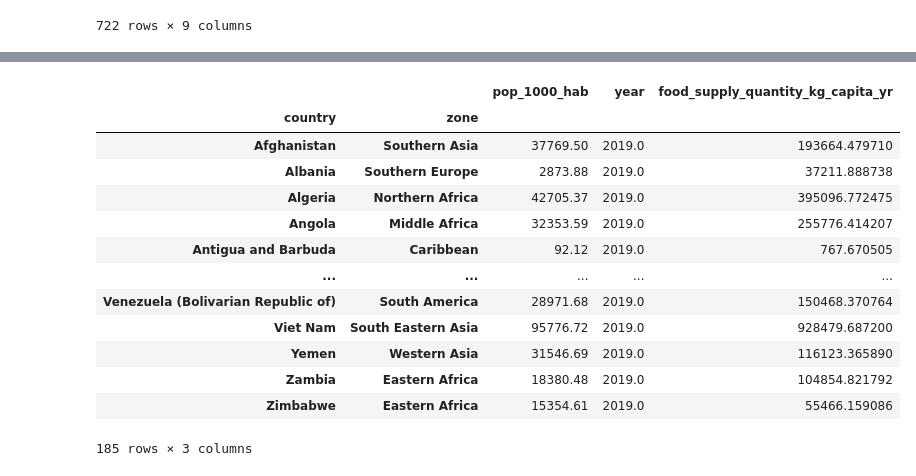
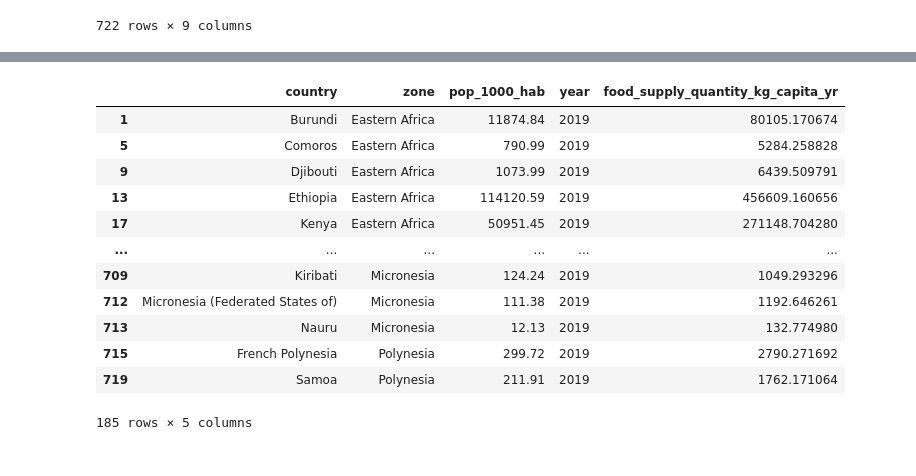
Before and after one commit to Hamza-Benhammou/brief_data_CCH, a Jupyter notebook: brief_data_CCH copy.ipynb, the cells around one changed output, grey strips where cells are left out. Saved outputs shown, nothing was run; the diff lists cells and outputs as text; code cells hidden in the pictures.

```diff
--- a/brief_data_CCH copy.ipynb
+++ b/brief_data_CCH copy.ipynb
@@ -538,3 +538,6 @@ display(df)
 | 720 | 882 | Polynesia | Samoa | 2018 | 209.70 | 1.519189 | 38.976216 | ... |
 | 721 | 882 | Polynesia | Samoa | 2019 | 211.91 | 1.435000 | 38.141053 | ... |
 722 rows × 9 columns
+# %%
+df.drop_duplicates(inplace=True)
+display(df)
@@ -604,19 +616,18 @@ display(df_averages)
 # %%
-df_averages["food_supply_quantity_kg_capita_yr"] = df_averages["pop_1000_hab"] * df_averages["food_supply_quantity_kg_capita_yr"]
+df_subset["food_supply_quantity_kg_capita_yr"] = df_subset["pop_1000_hab"] * df_subset["food_supply_quantity_kg_capita_yr"]
 
-display(df_averages)
+display(df_subset)
 # %% [output]
-|  |  | pop_1000_hab | year | food_supply_quantity_kg_capita_yr |
-| country | zone |  |  |  |
-| Afghanistan | Southern Asia | 37769.50 | 2019.0 | 193664.479710 |
-| Albania | Southern Europe | 2873.88 | 2019.0 | 37211.888738 |
-| Algeria | Northern Africa | 42705.37 | 2019.0 | 395096.772475 |
-| Angola | Middle Africa | 32353.59 | 2019.0 | 255776.414207 |
-| Antigua and Barbuda | Caribbean | 92.12 | 2019.0 | 767.670505 |
-| ... | ... | ... | ... | ... |
-| Venezuela (Bolivarian Republic of) | South America | 28971.68 | 2019.0 | 150468.370764 |
-| Viet Nam | South Eastern Asia | 95776.72 | 2019.0 | 928479.687200 |
-| Yemen | Western Asia | 31546.69 | 2019.0 | 116123.365890 |
-| Zambia | Eastern Africa | 18380.48 | 2019.0 | 104854.821792 |
-| Zimbabwe | Eastern Africa | 15354.61 | 2019.0 | 55466.159086 |
+|  | country | zone | pop_1000_hab | year | food_supply_quantity_kg_capita_yr |
+| 1 | Burundi | Eastern Africa | 11874.84 | 2019 | 80105.170674 |
+| 5 | Comoros | Eastern Africa | 790.99 | 2019 | 5284.258828 |
+| 9 | Djibouti | Eastern Africa | 1073.99 | 2019 | 6439.509791 |
+| 13 | Ethiopia | Eastern Africa | 114120.59 | 2019 | 456609.160656 |
+| 17 | Kenya | Eastern Africa | 50951.45 | 2019 | 271148.704280 |
+| ... | ... | ... | ... | ... | ... |
+| 709 | Kiribati | Micronesia | 124.24 | 2019 | 1049.293296 |
+| 712 | Micronesia (Federated States of) | Micronesia | 111.38 | 2019 | 1192.646261 |
+| 713 | Nauru | Micronesia | 12.13 | 2019 | 132.774980 |
+| 715 | French Polynesia | Polynesia | 299.72 | 2019 | 2790.271692 |
+| 719 | Samoa | Polynesia | 211.91 | 2019 | 1762.171064 |
-185 rows × 3 columns
+185 rows × 5 columns
```
Also changed, not shown: parts of 11 cells of this notebook.
